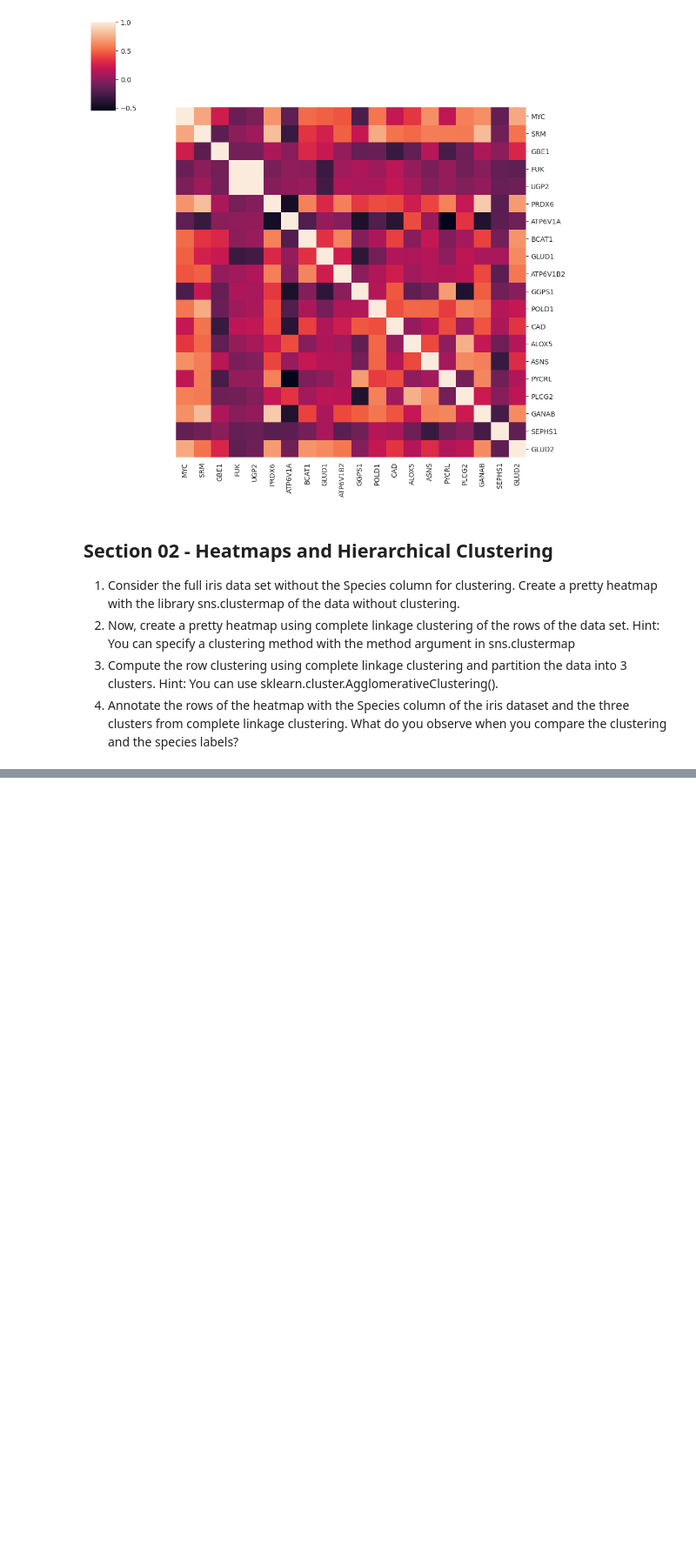
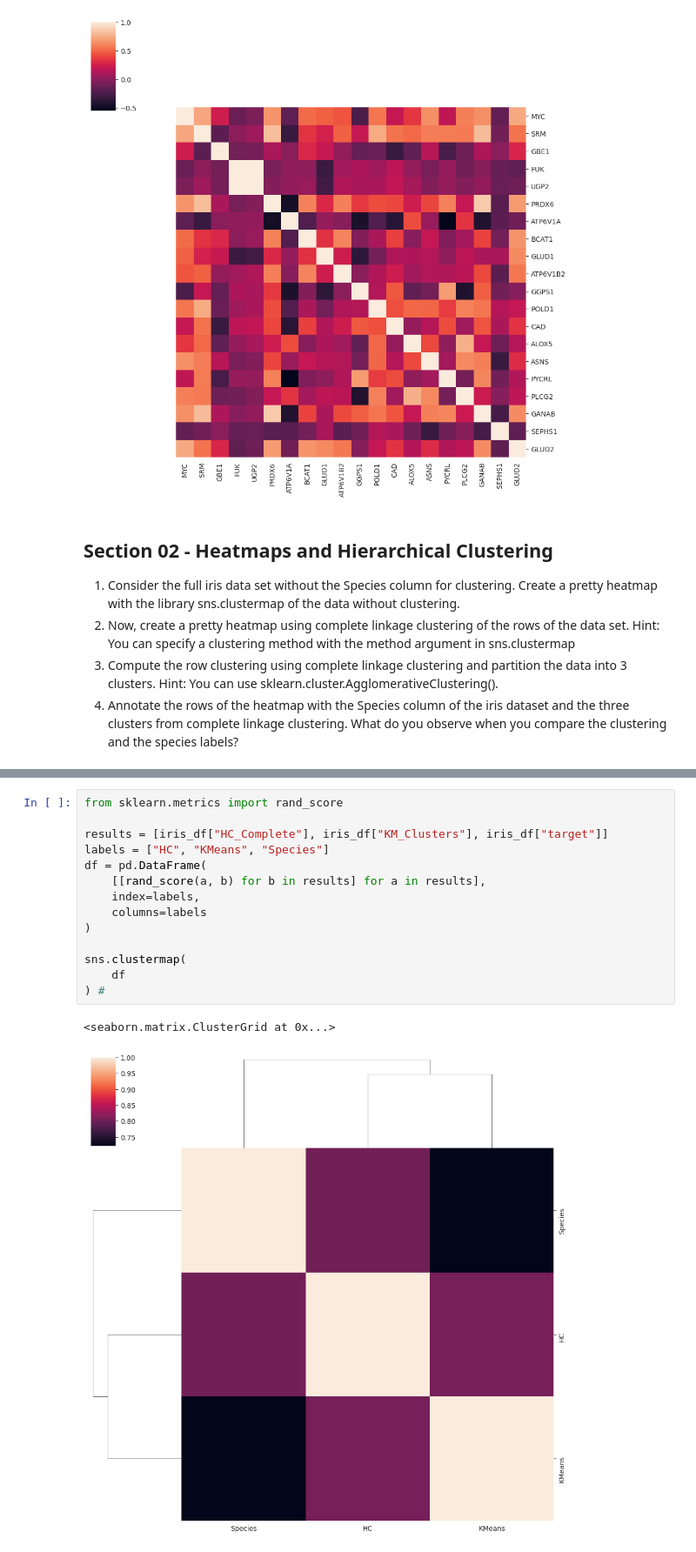
Before and after one commit to areiljan/DataScience, a Jupyter notebook: EX5/5.ipynb, the cells around one changed output, grey strips where cells are left out. Shown at 87% size. Cells and saved outputs as stored; diff of their text form; blank space fills up the shorter version.

```diff
--- a/EX5/5.ipynb
+++ b/EX5/5.ipynb
@@ -64,0 +222,17 @@ hc = sklearn.cluster.AgglomerativeClustering(n_clusters=3, linkage='complete').f
+# %%
+from sklearn.metrics import rand_score
+
+results = [iris_df["HC_Complete"], iris_df["KM_Clusters"], iris_df["target"]]
+labels = ["HC", "KMeans", "Species"]
+df = pd.DataFrame(
+    [[rand_score(a, b) for b in results] for a in results],
+    index=labels,
+    columns=labels
+)
+
+sns.clustermap(
+    df
+) #
+# %% [output]
+<seaborn.matrix.ClusterGrid at 0x...>
+[figure, added]
```
Also changed, not shown: parts of 15 cells of this notebook.
